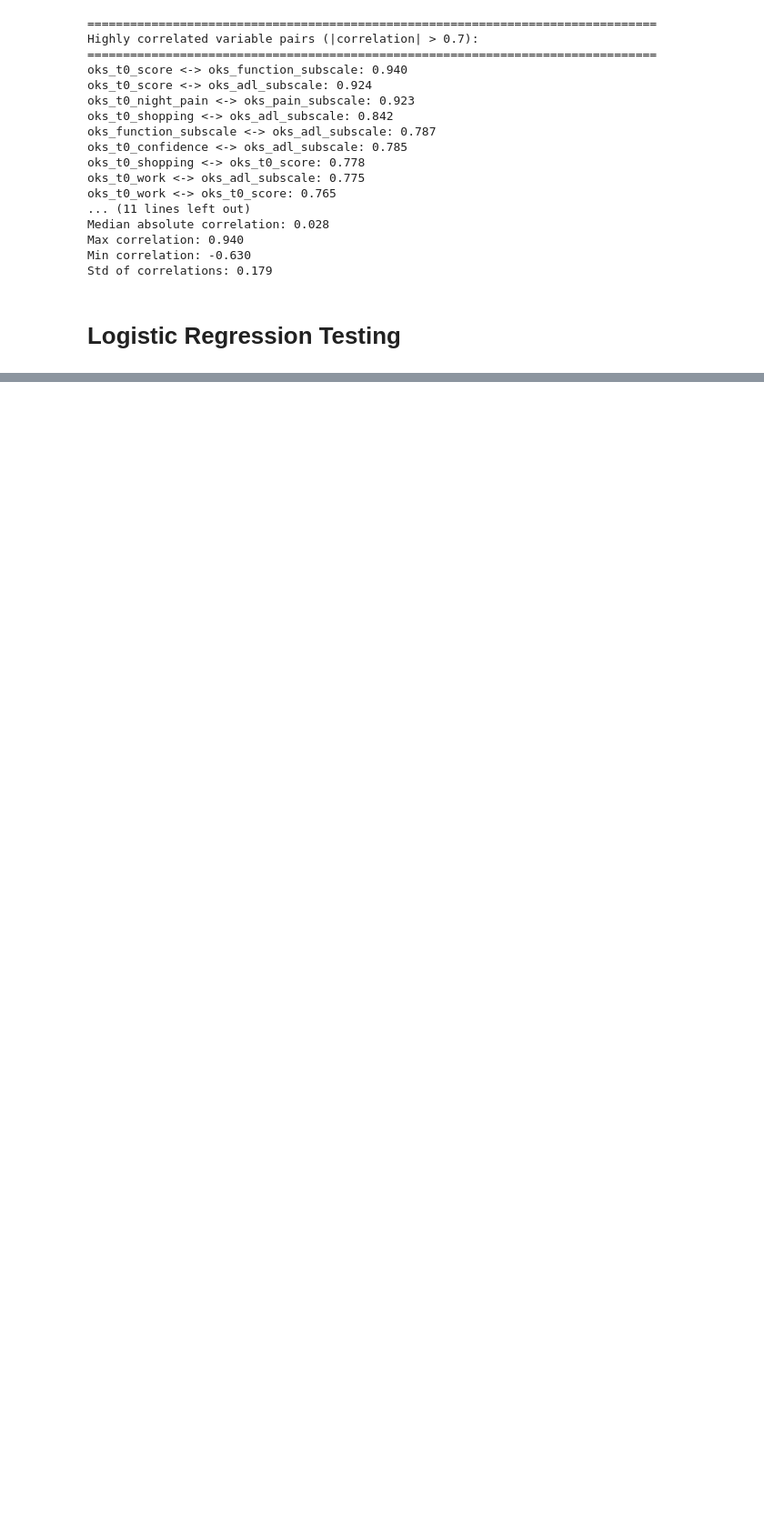
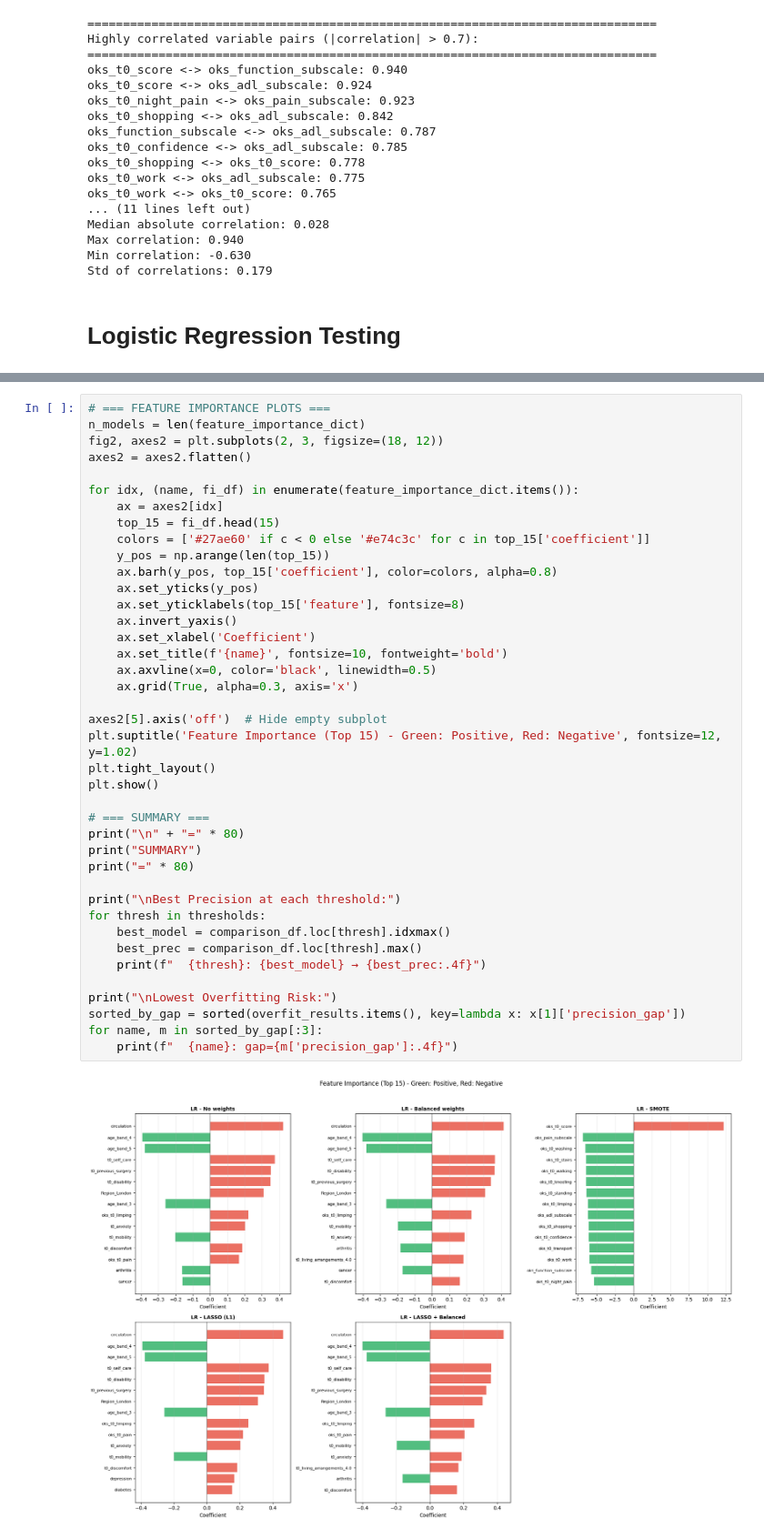
Before and after one commit to saras-audrius/EAISI-Group-Project---NHS, a Jupyter notebook: code/modelling_experiment.ipynb, the cells around one changed output, grey strips where cells are left out. Shown at 91% size. Drawn from its saved outputs; the diff is of its cells as text; blank space fills up the shorter version.

```diff
--- a/code/modelling_experiment.ipynb
+++ b/code/modelling_experiment.ipynb
@@ -3356,0 +552,42 @@ STEP 1: CREATING SMOTE + DECISION TREE PIPELINE
+# %%
+# === FEATURE IMPORTANCE PLOTS ===
+n_models = len(feature_importance_dict)
+fig2, axes2 = plt.subplots(2, 3, figsize=(18, 12))
+axes2 = axes2.flatten()
+
+for idx, (name, fi_df) in enumerate(feature_importance_dict.items()):
+    ax = axes2[idx]
+    top_15 = fi_df.head(15)
+    colors = ['#27ae60' if c < 0 else '#e74c3c' for c in top_15['coefficient']]
+    y_pos = np.arange(len(top_15))
+    ax.barh(y_pos, top_15['coefficient'], color=colors, alpha=0.8)
+    ax.set_yticks(y_pos)
+    ax.set_yticklabels(top_15['feature'], fontsize=8)
+    ax.invert_yaxis()
+    ax.set_xlabel('Coefficient')
+    ax.set_title(f'{name}', fontsize=10, fontweight='bold')
+    ax.axvline(x=0, color='black', linewidth=0.5)
+    ax.grid(True, alpha=0.3, axis='x')
+
+axes2[5].axis('off')  # Hide empty subplot
+plt.suptitle('Feature Importance (Top 15) - Green: Positive, Red: Negative', fontsize=12, y=1.02)
+plt.tight_layout()
+plt.show()
+
+# === SUMMARY ===
+print("\n" + "=" * 80)
+print("SUMMARY")
+print("=" * 80)
+
+print("\nBest Precision at each threshold:")
+for thresh in thresholds:
+    best_model = comparison_df.loc[thresh].idxmax()
+    best_prec = comparison_df.loc[thresh].max()
+    print(f"  {thresh}: {best_model} → {best_prec:.4f}")
+
+print("\nLowest Overfitting Risk:")
+sorted_by_gap = sorted(overfit_results.items(), key=lambda x: x[1]['precision_gap'])
+for name, m in sorted_by_gap[:3]:
+    print(f"  {name}: gap={m['precision_gap']:.4f}")
+# %% [output]
+[figure, added]
```
Also changed, not shown: parts of 46 cells of this notebook.
